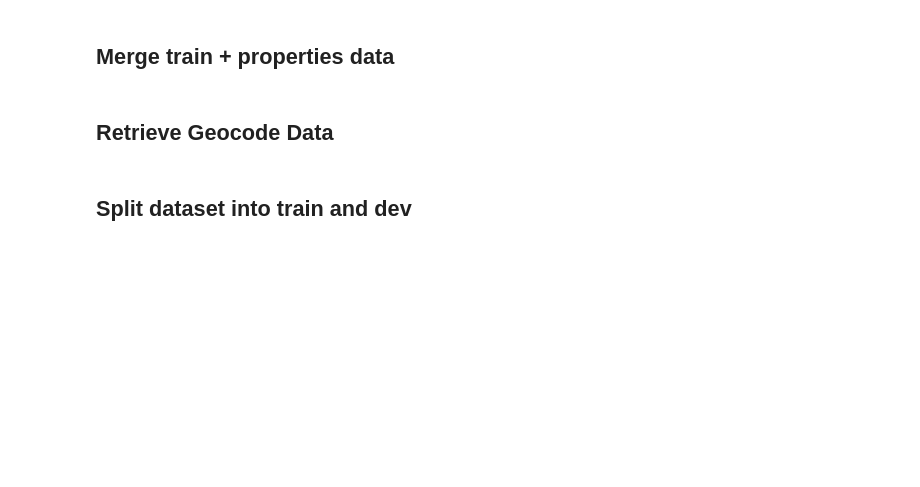
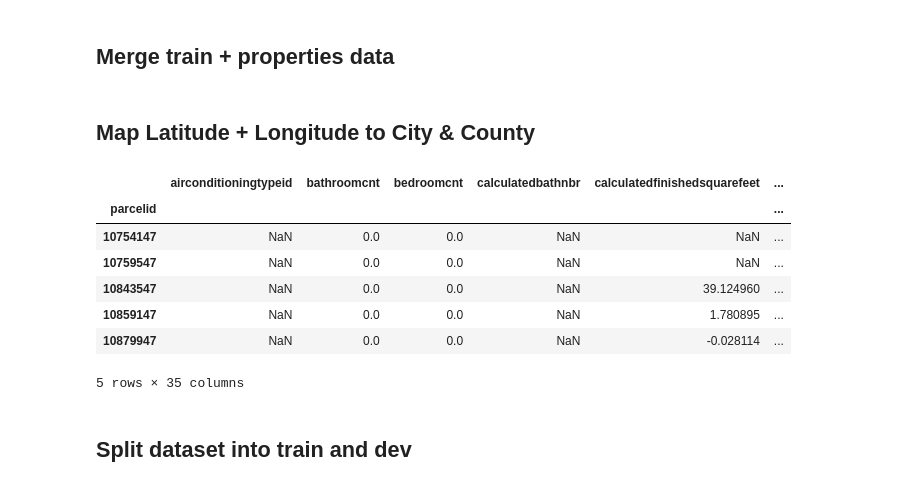
Before and after one commit to AustinDoolittle/W207-Final-Project, a Jupyter notebook: combined_eda.ipynb, the cells around one changed output. Cells and saved outputs as stored; diff of their text form; code cells hidden in the pictures; blank space fills up the shorter version.

Commit message:
fixed geo mapping to city and county

```diff
--- a/combined_eda.ipynb
+++ b/combined_eda.ipynb
@@ -415,13 +167,20 @@ dtype: object
 # create the train and dev subsets from 2016 data
 df = properties_2016.merge(train_2016, on='parcelid', how='inner',left_index=True,right_index=True, copy='False')
 df.set_index(keys='parcelid',inplace=True)
-# %% [markdown]
-## Retrieve Geocode Data
+# %%
+# convert Lat/Long to actual Lat/Long
+# only run this cell one-time or latitude/longtitude will continue to divide by 1e6
+df['latitude'] = df['latitude']/1e6
+df['longitude'] = df['longitude']/1e6
+
+# combine latitude and longtitude into one column
+df['latlng'] = df['latitude'].map(str) + ',' + df['longitude'].map(str)
+# %% [markdown]
+## Map Latitude + Longitude to City & County
 # %%
 # lookup lat/long locations
-lat_long_pairs = list(zip(df['latitude'],
-                          df['longitude']))
-results = rg.search(lat_long_pairs)
+coordinates = df["latlng"].apply(lambda x: tuple(x.split(',')))
+results = rg.search(coordinates.tolist())
 
 city = [result.get("name") for result in results]
 county = [result.get("admin2") for result in results]
@@ -429,9 +188,20 @@ county = [result.get("admin2") for result in results]
 df['city'] = city
 df['county'] = county
 
-# create a combined variable for better categorization
-df['county_city'] = list(zip(county, city))
-df['county_city'] = df['county_city'].astype('category')
+# # create a combined variable for better categorization
+# df['county_city'] = list(zip(county, city))
+# df['county_city'] = df['county_city'].astype('category')
+# %%
+df.head()
+# %% [output]
+|  | airconditioningtypeid | bathroomcnt | bedroomcnt | calculatedbathnbr | calculatedfinishedsquarefeet | ... |
+| parcelid |  |  |  |  |  | ... |
+| 10754147 | NaN | 0.0 | 0.0 | NaN | NaN | ... |
+| 10759547 | NaN | 0.0 | 0.0 | NaN | NaN | ... |
+| 10843547 | NaN | 0.0 | 0.0 | NaN | 39.124960 | ... |
+| 10859147 | NaN | 0.0 | 0.0 | NaN | 1.780895 | ... |
+| 10879947 | NaN | 0.0 | 0.0 | NaN | -0.028114 | ... |
+5 rows × 35 columns
 # %% [markdown]
 ## Split dataset into train and dev
 # %%
```
Also changed, not shown: parts of 65 cells of this notebook.
